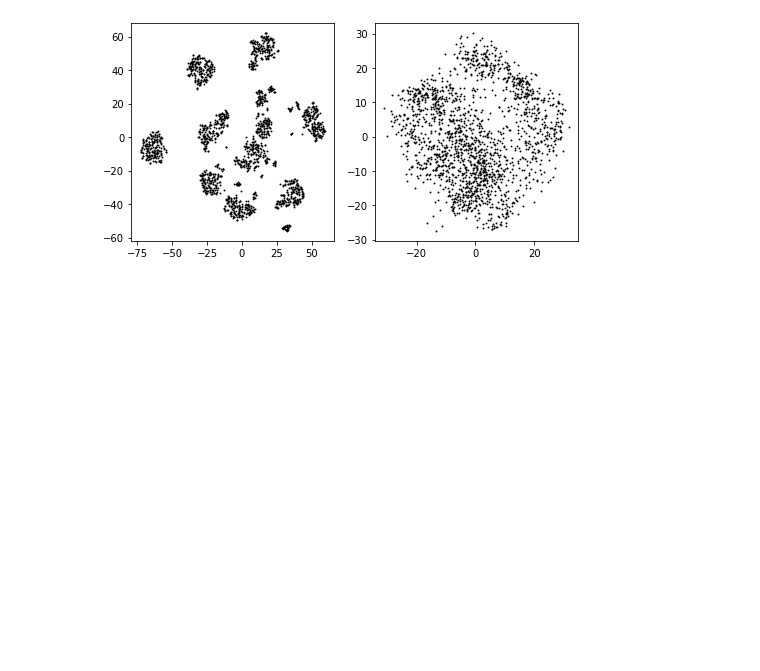
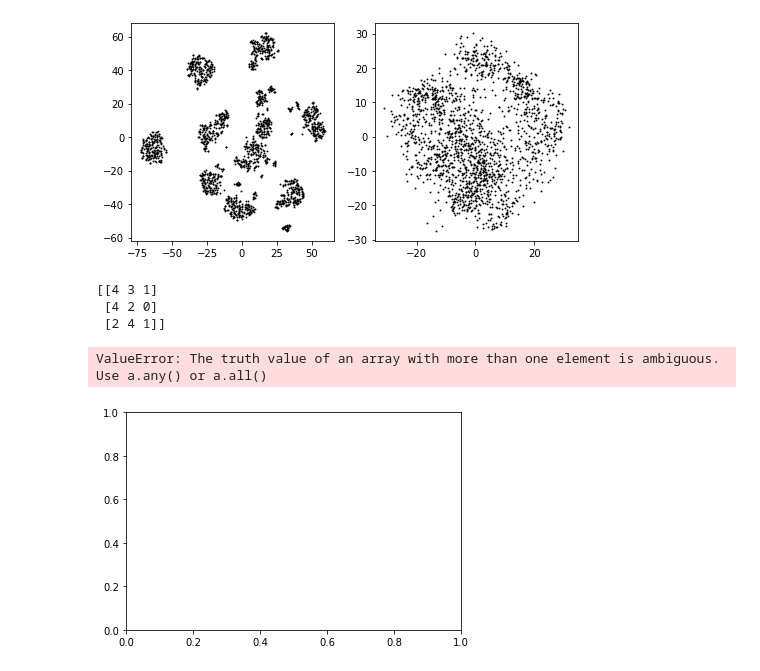
Before and after one commit to HyunWookL/cluster-ambiguity, a Jupyter notebook: src/clustme_data/test.ipynb, the cells around one changed output. Saved outputs shown, nothing was run; the diff lists cells and outputs as text; code cells hidden in the pictures; blank space fills up the shorter version.

Commit message:
added code for adding gabriel graph

```diff
--- a/src/clustme_data/test.ipynb
+++ b/src/clustme_data/test.ipynb
@@ -29,8 +29,16 @@ ax[1].scatter(X_pca[:, 0], X_pca[:, 1], s=0.8, c="black")
 <matplotlib.collections.PathCollection at 0x...>
 [figure]
 # %%
+data = X_pca
 ca = cac.ClusterAmbiguity()
-ca.fit(X_tsne)
+ca.fit(data)
 ## draw line chart
 
-vg.plot_gmm(ca.gmm, X_tsne, ca.gaussian_info["proba_labels"])
+# vg.plot_gmm(ca.gmm, data, ca.gaussian_info["proba_labels"])
+vg.plot_gmm_graph(ca.gmm, data, ca.gaussian_info["proba_labels"], True, ca.means, list(ca.gabriel_graph_edges))
+# %% [output]
+[[4 3 1]
+ [4 2 0]
+ [2 4 1]]
+ValueError: The truth value of an array with more than one element is ambiguous. Use a.any() or a.all()
+[figure, added]
```
Also changed, not shown: 6 other files.
